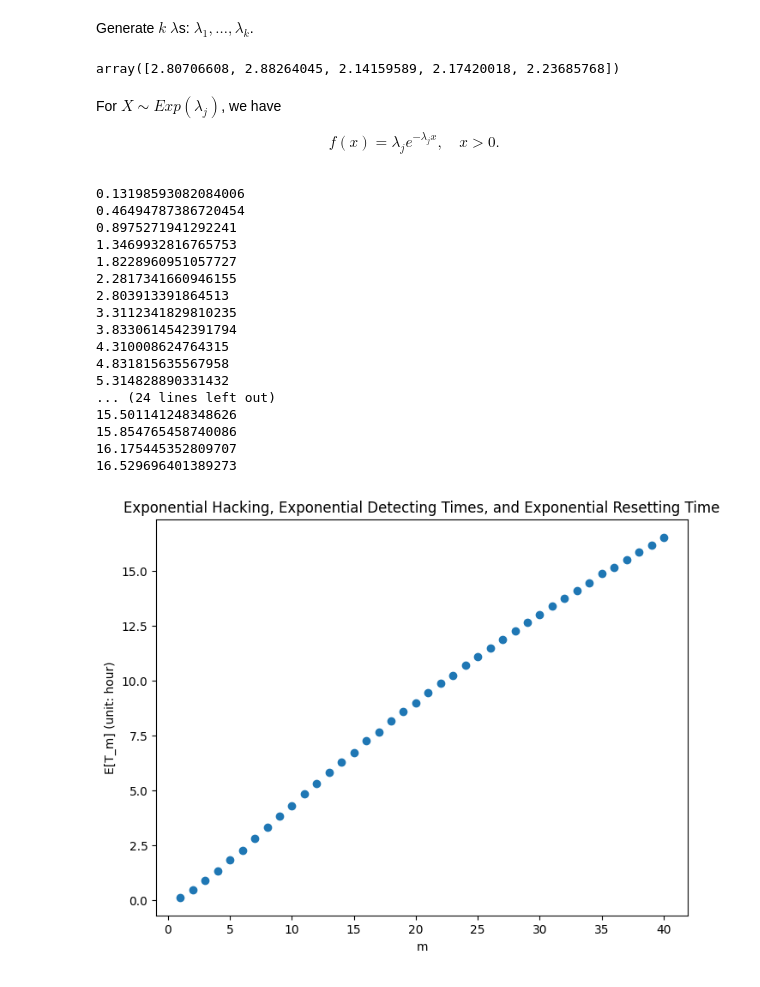
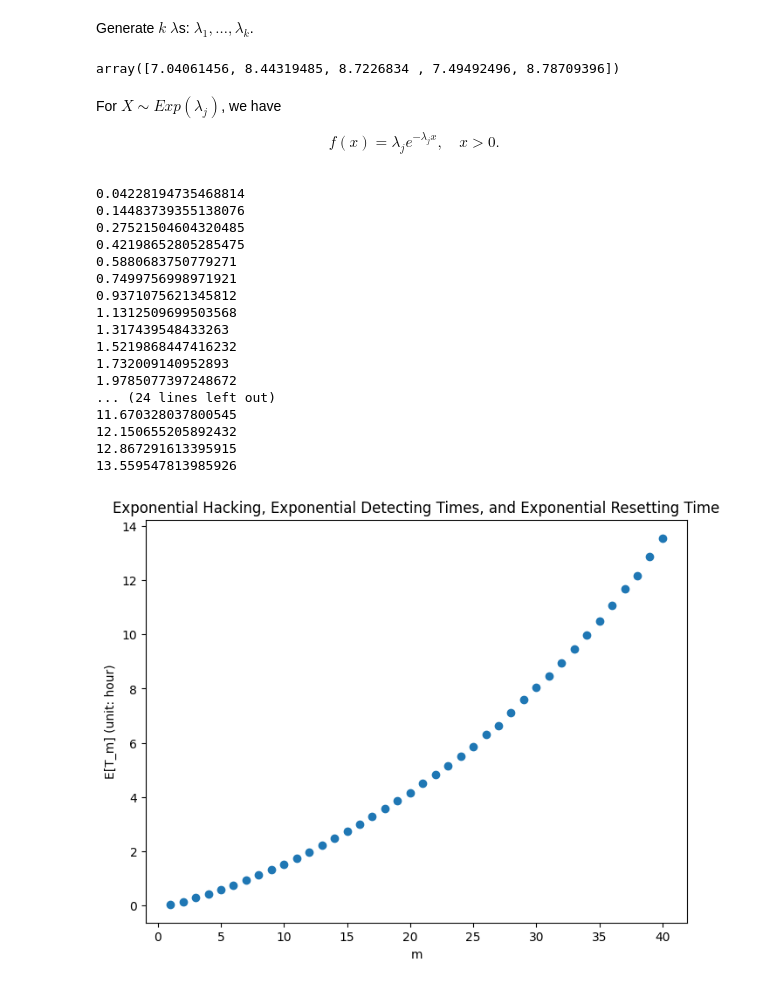
Before and after one commit to xuxiufeng/Blockchain_Simulation_Multiple_Hackers_with_Resetting_Times, a Jupyter notebook: Exponential-Exponential-Exponential.ipynb, the cells around one changed output. Cells and saved outputs as stored; diff of their text form; code cells hidden in the pictures.

```diff
--- a/Exponential-Exponential-Exponential.ipynb
+++ b/Exponential-Exponential-Exponential.ipynb
@@ -10,10 +10,10 @@ k = 5
 # %% [markdown]
 Generate $k$ $\lambda$s: $\lambda_1, \dots, \lambda_k$.
 # %%
-lambda_list = np.random.uniform(2,3,k)
+lambda_list = np.random.uniform(7,9,k)
 lambda_list
 # %% [output]
-array([2.80706608, 2.88264045, 2.14159589, 2.17420018, 2.23685768])
+array([7.04061456, 8.44319485, 8.7226834 , 7.49492496, 8.78709396])
 # %% [markdown]
 For $X\sim Exp(\lambda_j)$, we have
 \begin{eqnarray*}
@@ -29,52 +29,58 @@ def ET_m(m, lambda_list, delta, eta):
         return Z
     def T_m(m, lambda_list, delta, eta):
         sum_of_time = 0
+        sum_of_w = 0
         y = np.random.exponential(1/delta)
         w = np.random.exponential(1/eta)
         Z_m = Generate_Z(m, lambda_list)
         while Z_m > y:
-            sum_of_time = y + w
+            sum_of_time = sum_of_time + y + w
+            sum_of_w += w
             Z_m = Generate_Z(m, lambda_list)
             y = np.random.exponential(1/delta)
             w = np.random.exponential(1/eta)
-        return sum_of_time + Z_m
+        return sum_of_time + Z_m, sum_of_w
 
     ET = np.repeat(np.nan, m)
+    sum_w = np.repeat(np.nan, m)
     for i in range(m):
         T_0 = 0
+        W_0 = 0
         iter = 30000 # iter 30000
         for j in range(iter):
-            T_0 += T_m(i+1, lambda_list, delta, eta)
+            T_0 += T_m(i+1, lambda_list, delta, eta)[0]
+            W_0 += T_m(i+1, lambda_list, delta, eta)[1]
         ET[i] = T_0/iter
+        sum_w[i] = W_0/iter
         print(ET[i])
-    return ET
+    return ET, sum_w
 # %%
 m = 40
 delta = 1/3
 eta = 1/2
-ET_m = ET_m(m, lambda_list, delta, eta)
+ET_m, sum_w = ET_m(m, lambda_list, delta, eta)
 fig = plt.figure(figsize=(8, 6))
 plt.scatter(range(1, m+1), ET_m)
 plt.xlabel(r'm')
 plt.ylabel(r'E[T_m] (unit: hour)')
 plt.title('Exponential Hacking, Exponential Detecting Times, and Exponential Resetting Time')
 plt.show()
 # %% [output]
-0.13198593082084006
-0.46494787386720454
-0.8975271941292241
-1.3469932816765753
-1.8228960951057727
-2.2817341660946155
-2.803913391864513
-3.3112341829810235
-3.8330614542391794
-4.310008624764315
-4.831815635567958
-5.314828890331432
+0.04228194735468814
+0.14483739355138076
+0.27521504604320485
+0.42198652805285475
+0.5880683750779271
+0.7499756998971921
+0.9371075621345812
+1.1312509699503568
+1.317439548433263
+1.5219868447416232
+1.732009140952893
+1.9785077397248672
 ... (24 lines left out)
-15.501141248348626
-15.854765458740086
-16.175445352809707
-16.529696401389273
+11.670328037800545
+12.150655205892432
+12.867291613395915
+13.559547813985926
-[figure, old version]
+[figure, new version]
```
Also changed, not shown: parts of 2 cells of this notebook.
